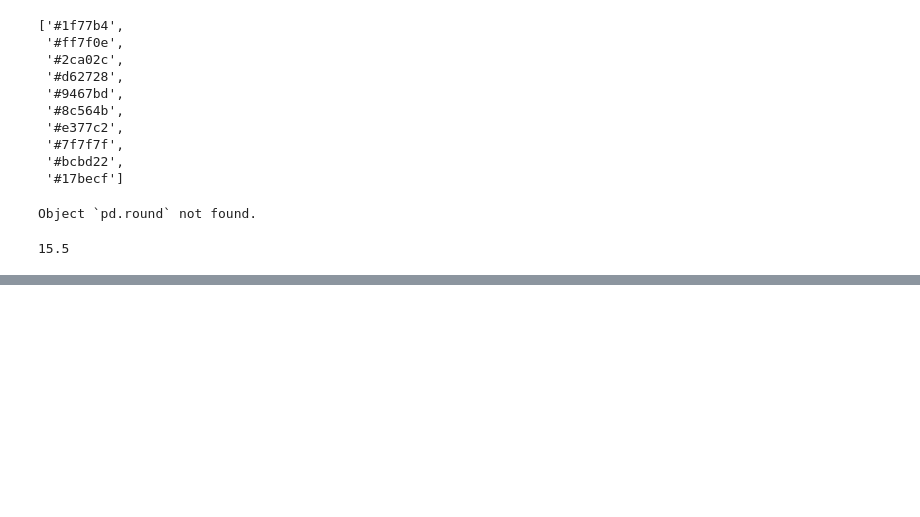
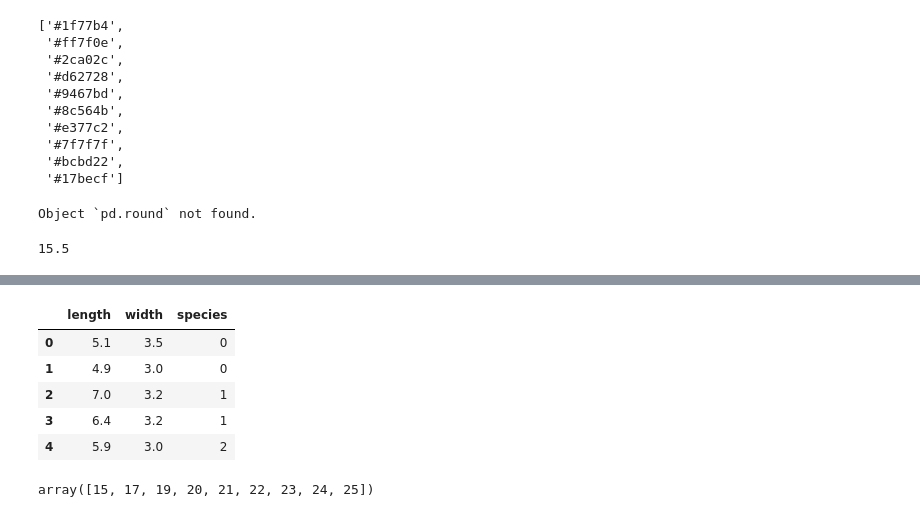
Before and after one commit to etassone1974/matplotlib-challenge, a Jupyter notebook: Untitled.ipynb, the cells around one changed output, grey strips where cells are left out. Cells and saved outputs as stored; diff of their text form; code cells hidden in the pictures; blank space fills up the shorter version.

```diff
--- a/Untitled.ipynb
+++ b/Untitled.ipynb
@@ -152,0 +179,14 @@ round(15.467,1)
+# %%
+df
+# %% [output]
+|  | length | width | species |
+| 0 | 5.1 | 3.5 | 0 |
+| 1 | 4.9 | 3.0 | 0 |
+| 2 | 7.0 | 3.2 | 1 |
+| 3 | 6.4 | 3.2 | 1 |
+| 4 | 5.9 | 3.0 | 2 |
+# %%
+weights = [17, 15, 19, 20, 21, 22, 23, 25, 24]
+np.sort(weights)
+# %% [output]
+array([15, 17, 19, 20, 21, 22, 23, 24, 25])
```
Also changed, not shown: parts of 7 cells of this notebook.
